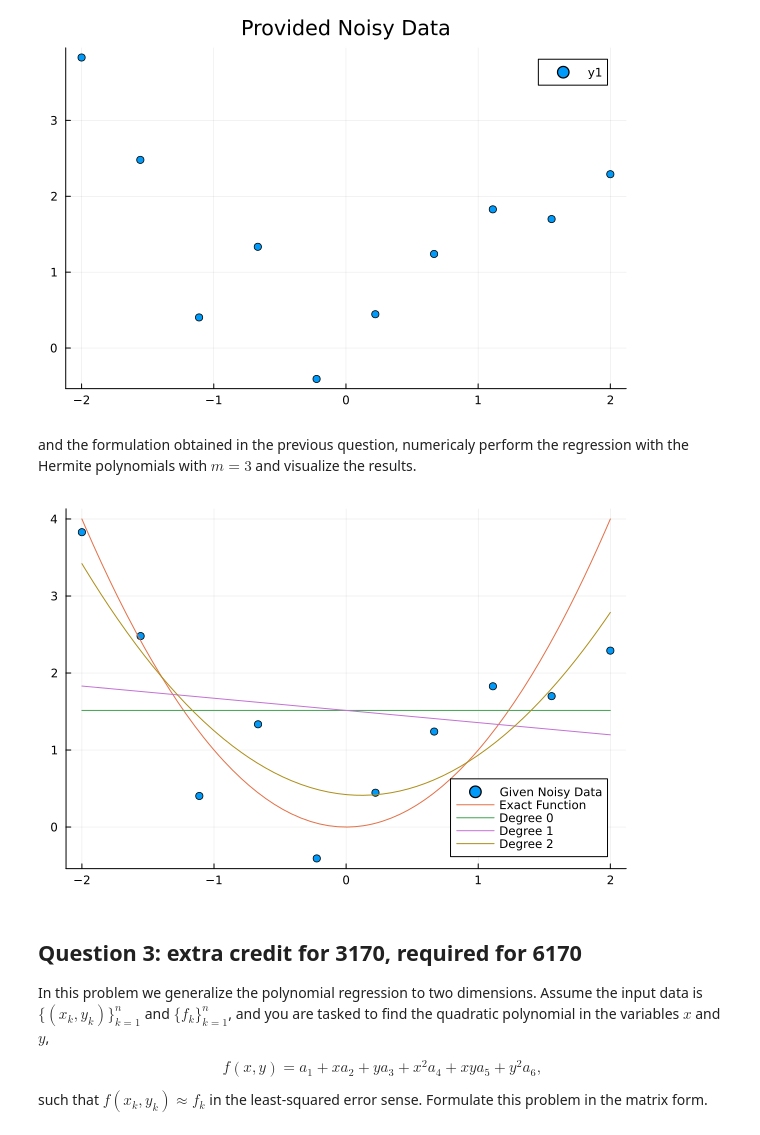
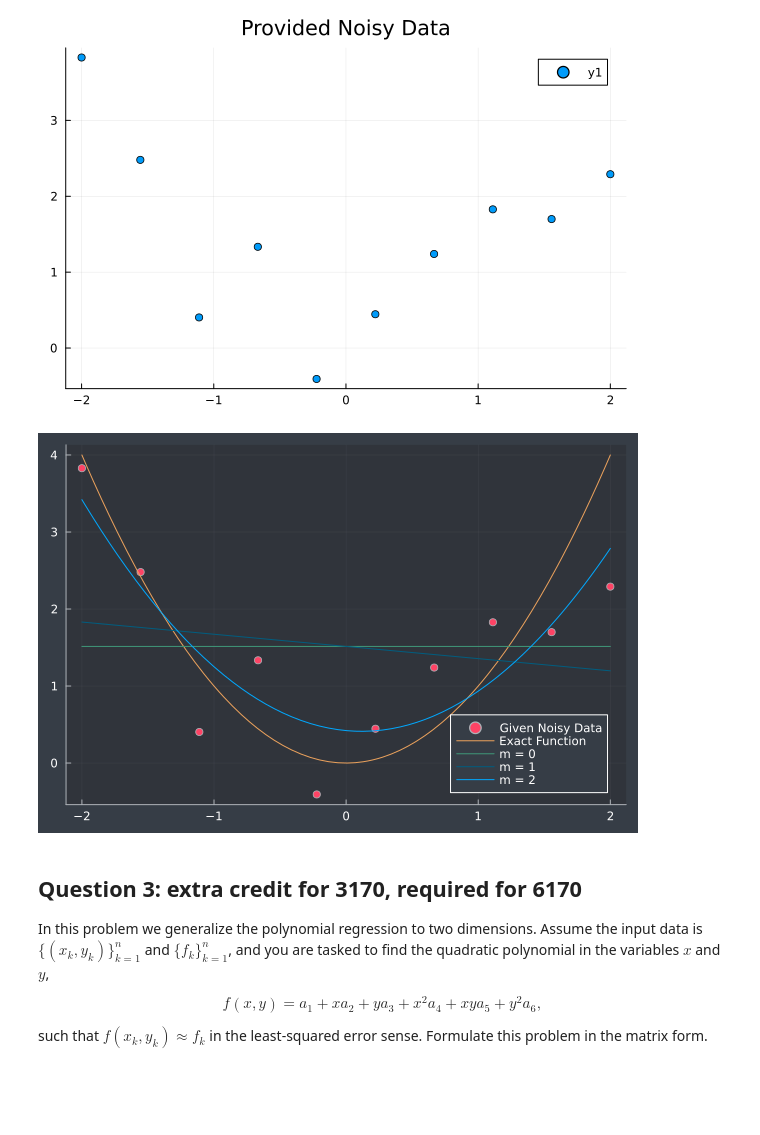
Before and after one commit to jloch206/Comp_Phys_Lochner, a Jupyter notebook: Homework4.ipynb, the cells around one changed output. Drawn from its saved outputs; the diff is of its cells as text; code cells hidden in the pictures; blank space fills up the shorter version.

```diff
--- a/Homework4.ipynb
+++ b/Homework4.ipynb
@@ -66,3 +47,25 @@ hermite_regression (generic function with 1 method)
 ## Question 2
 
 Using the input data from the class
+# %%
+function hermite_regression(x_given, f_given, m::Integer)
+    hvector = [x -> 1, x -> 2x, x -> 4x^2 - 2] # This is a vector of the hermites up to degree 3
+    l = length(x_given)
+    A = zeros(l, m + 1) # initializes matrix
+    for x=1:l
+        for y=1:m + 1
+            A[x, y] = hvector[y](x_given[x]) # fills out matrix with Hermite polynomial
+        end
+    end
+    a = A \ f_given # gets coeifficients of hermite
+    ## this function calls the hvector at the position of the desired degree, m
+    function hermite_sum(x)
+        s = 0
+        for i= 1:m+1
+            s += a[i] * hvector[i](x)
+        end
+        return s
+    end
+
+    return hermite_sum
+end
@@ -77,19 +80,18 @@ f_given = f_exact.(x_given) + randn(length(x_given));
 plt1=scatter(x_given, f_given,title="Provided Noisy Data")
 # %% [output]
 [figure]
-# %% [markdown]
-and the formulation obtained in the previous question, numericaly perform the regression with the Hermite polynomials with $m=3$ and visualize the results.
 # %%
+using Plots
+Plots.theme(:dark)
 scatter(x_given, f_given, label = "Given Noisy Data")
 plot!(x -> f_exact(x), label = "Exact Function")
-
-for i in 0:2
-    regression = hermite_regression(x_given, f_given, i)
-    plot!(regression, label = "Degree $i")
+for m in 0:2
+    regression = hermite_regression(x_given, f_given, m)
+    plot!(regression, label = "m = $m")
 end
 plot!()
 # %% [output]
-[figure, old version]
+[figure, new version]
 # %% [markdown]
 ## Question 3: extra credit for 3170, required for 6170
 
```
Also changed, not shown: parts of 3 cells of this notebook.
